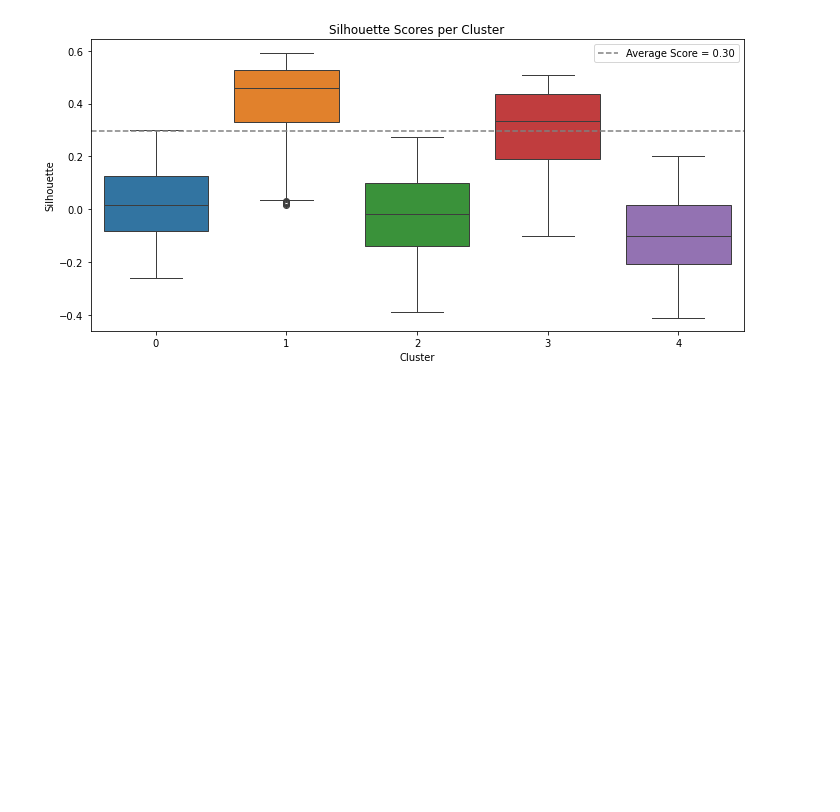
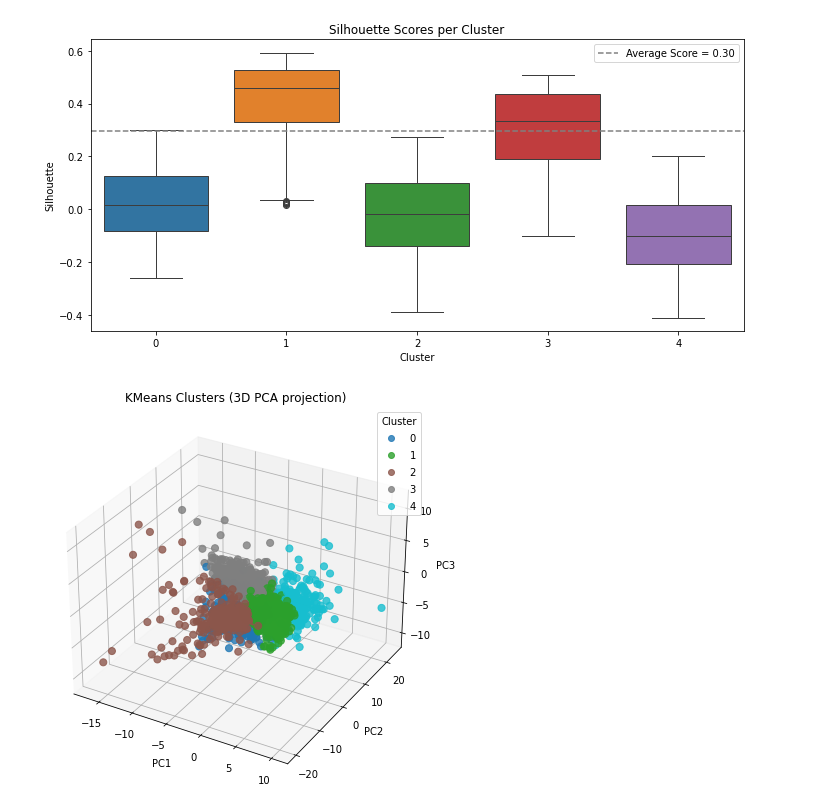
Before and after one commit to LiubovRev/sense_project, a Jupyter notebook: pose_classification/pose_classification_new.ipynb, the cells around one changed output. Cells and saved outputs as stored; diff of their text form; code cells hidden in the pictures; blank space fills up the shorter version.

```diff
--- a/pose_classification/pose_classification_new.ipynb
+++ b/pose_classification/pose_classification_new.ipynb
@@ -383,3 +399,38 @@ INFO:matplotlib.category:Using categorical units to plot a list of strings that
 INFO:matplotlib.category:Using categorical units to plot a list of strings that are all parsable as floats or dates. If these strings should be plotted as numbers, cast to the appropriate data type be ...
 Average Silhouette Score: 0.2961
 [figure]
+# %%
+from mpl_toolkits.mplot3d import Axes3D  # Enables 3D plotting
+
+# 3D PCA transformation
+pca = PCA(n_components=3)
+X_pca = pca.fit_transform(X_scaled)
+
+# Add the PCA components to the dataframe
+clean_df['PC1'] = X_pca[:, 0]
+clean_df['PC2'] = X_pca[:, 1]
+clean_df['PC3'] = X_pca[:, 2]
+
+# 3D scatter plot
+fig = plt.figure(figsize=(10, 7))
+ax = fig.add_subplot(111, projection='3d')
+
+# Map clusters to colors
+scatter = ax.scatter(
+    clean_df['PC1'],
+    clean_df['PC2'],
+    clean_df['PC3'],
+    c=clean_df['Cluster'],
+    cmap='tab10',
+    s=50,
+    alpha=0.8
+)
+
+ax.set_xlabel("PC1")
+ax.set_ylabel("PC2")
+ax.set_zlabel("PC3")
+plt.title("KMeans Clusters (3D PCA projection)")
+plt.legend(*scatter.legend_elements(), title="Cluster")
+plt.show()
+# %% [output]
+[figure, added]
```
Also changed, not shown: parts of 1 cell of this notebook.
